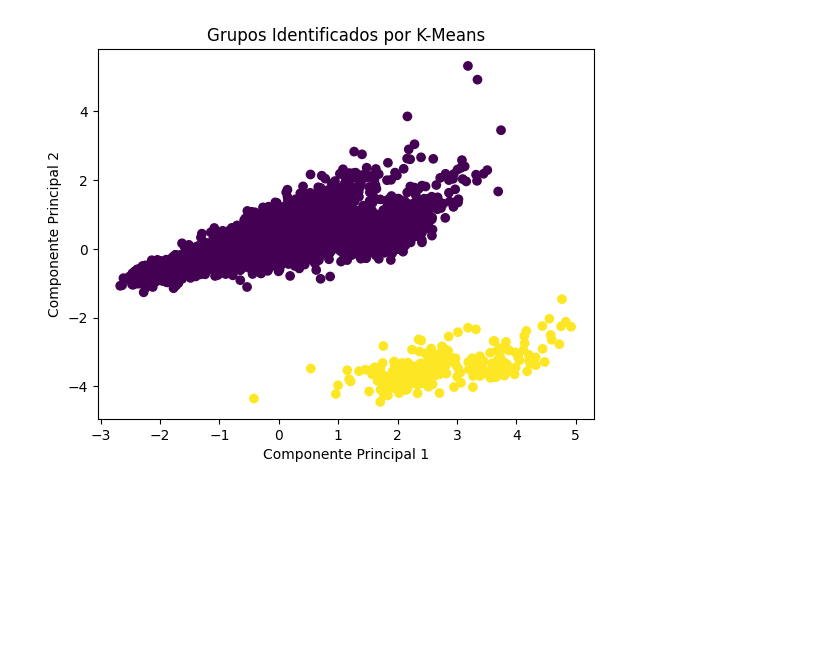
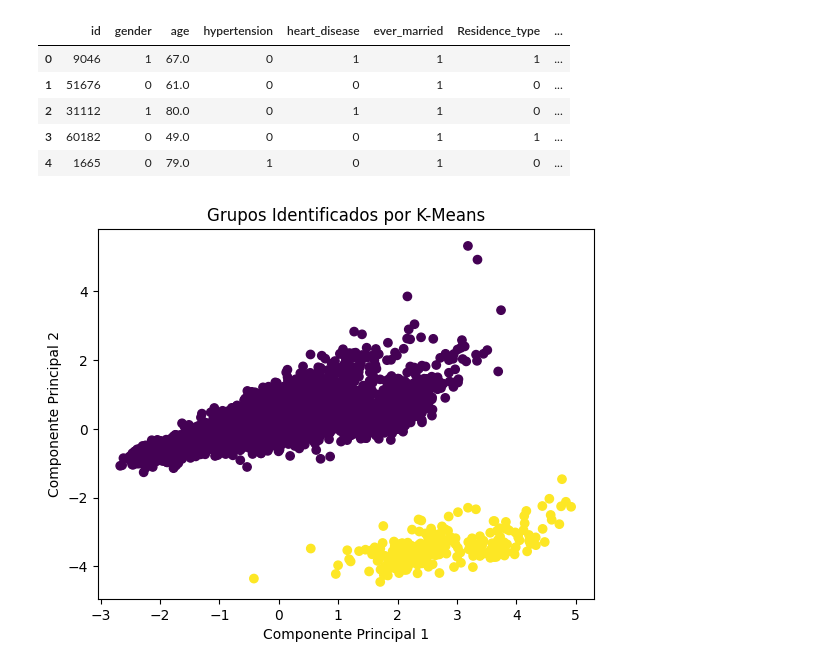
Before and after one commit to Lucassanc/Proyecto-Final-Data-Science, a Jupyter notebook: MODELO.ipynb, the cells around one changed output. Cells and saved outputs as stored; diff of their text form; code cells hidden in the pictures; blank space fills up the shorter version.

```diff
--- a/MODELO.ipynb
+++ b/MODELO.ipynb
@@ -34,6 +46,15 @@ df['Residence_type'] = df['Residence_type'].replace({'Rural': 0, 'Urban': 1})
 
 df_stroke = df.loc[df['stroke'] == 1]
 df_nostroke = df.loc[df['stroke'] == 0]
+# %%
+df.head()
+# %% [output]
+|  | id | gender | age | hypertension | heart_disease | ever_married | Residence_type | ... |
+| 0 | 9046 | 1 | 67.0 | 0 | 1 | 1 | 1 | ... |
+| 1 | 51676 | 0 | 61.0 | 0 | 0 | 1 | 0 | ... |
+| 2 | 31112 | 1 | 80.0 | 0 | 1 | 1 | 0 | ... |
+| 3 | 60182 | 0 | 49.0 | 0 | 0 | 1 | 1 | ... |
+| 4 | 1665 | 0 | 79.0 | 1 | 0 | 1 | 0 | ... |
 # %%
 # Seleccionar las características para el análisis de clustering
 X = df[['age', 'avg_glucose_level', 'bmi', 'stroke']]
```
Also changed, not shown: parts of 10 cells of this notebook.
